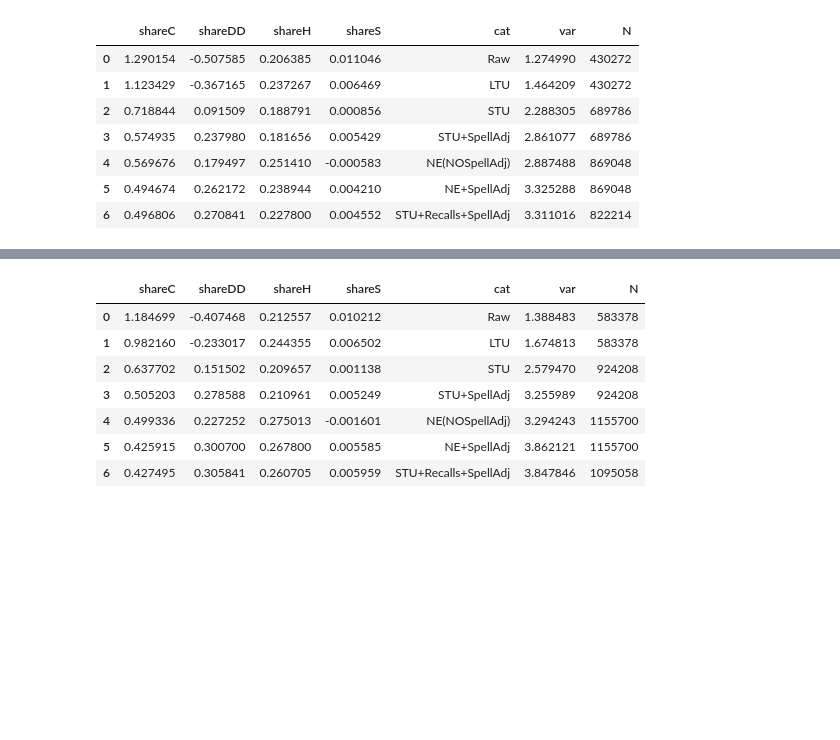
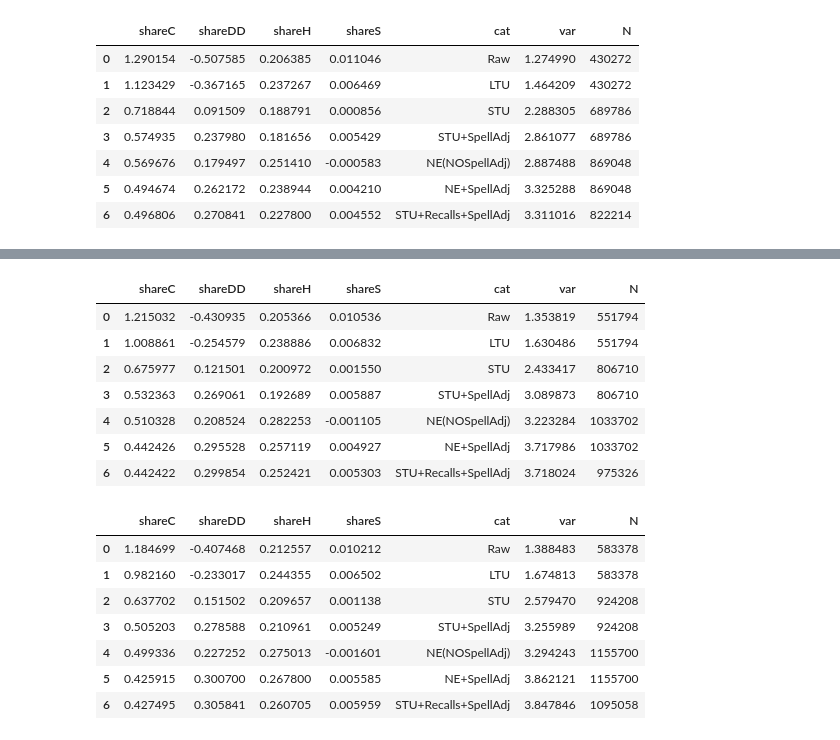
Before and after one commit to crisla/UVD_ABS_code, a Jupyter notebook: tables_and_plots.ipynb, the cells around one changed output, grey strips where cells are left out. Cells and saved outputs as stored; diff of their text form; code cells hidden in the pictures; blank space fills up the shorter version.

```diff
--- a/tables_and_plots.ipynb
+++ b/tables_and_plots.ipynb
@@ -157,3 +168,14 @@ short_tab96
+# %%
+short_tab84_noA
+# %% [output]
+|  | shareC | shareDD | shareH | shareS | cat | var | N |
+| 0 | 1.215032 | -0.430935 | 0.205366 | 0.010536 | Raw | 1.353819 | 551794 |
+| 1 | 1.008861 | -0.254579 | 0.238886 | 0.006832 | LTU | 1.630486 | 551794 |
+| 2 | 0.675977 | 0.121501 | 0.200972 | 0.001550 | STU | 2.433417 | 806710 |
+| 3 | 0.532363 | 0.269061 | 0.192689 | 0.005887 | STU+SpellAdj | 3.089873 | 806710 |
+| 4 | 0.510328 | 0.208524 | 0.282253 | -0.001105 | NE(NOSpellAdj) | 3.223284 | 1033702 |
+| 5 | 0.442426 | 0.295528 | 0.257119 | 0.004927 | NE+SpellAdj | 3.717986 | 1033702 |
+| 6 | 0.442422 | 0.299854 | 0.252421 | 0.005303 | STU+Recalls+SpellAdj | 3.718024 | 975326 |
 # %%
 short_tab
 # %% [output]
```
Also changed, not shown: parts of 5 cells of this notebook, 15 other files.
